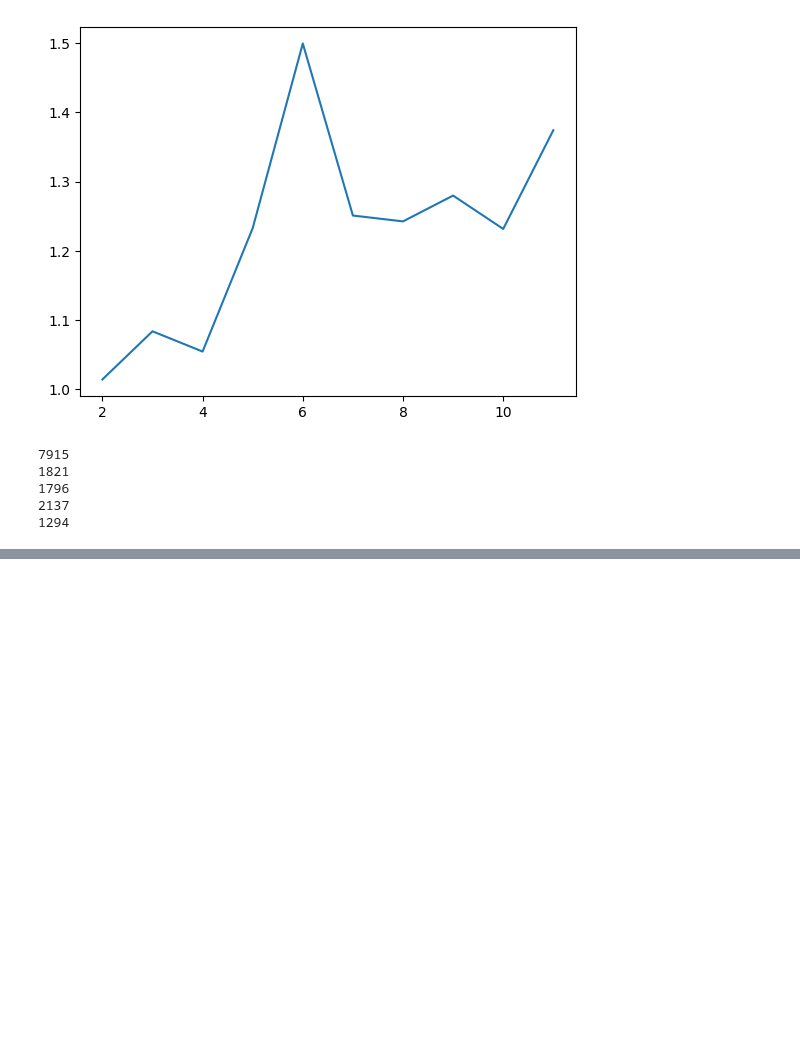
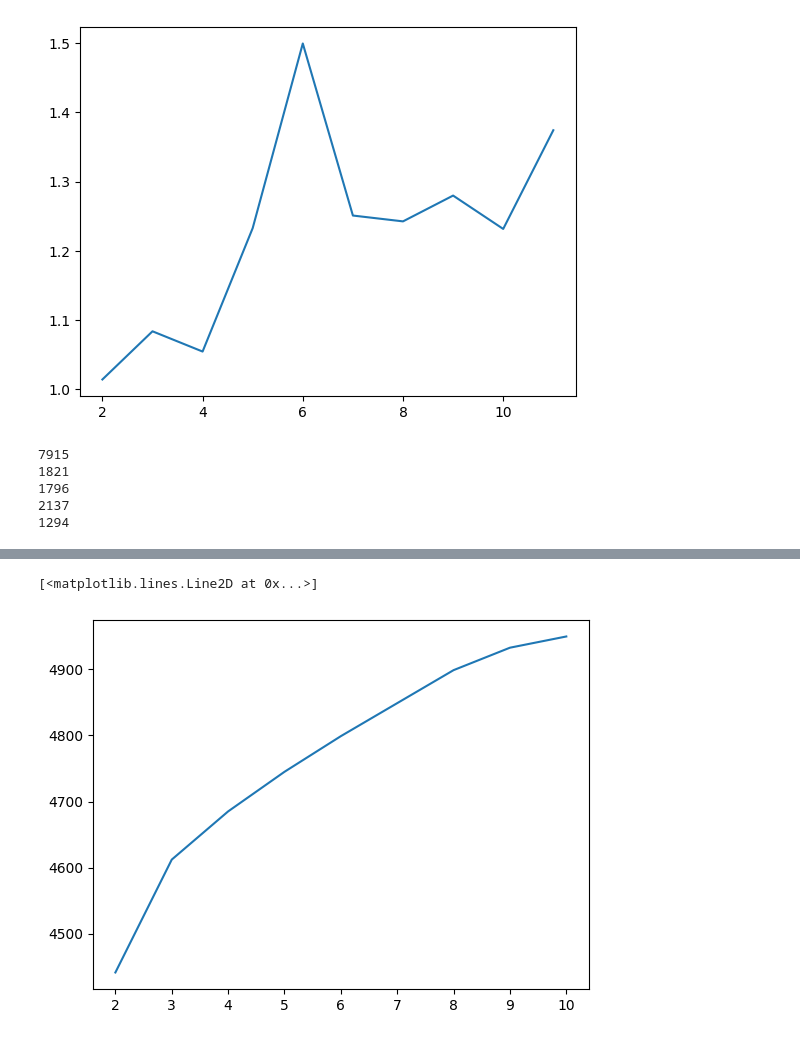
Before and after one commit to edvart-ros/robotics_hw, a Jupyter notebook: ch1_intro_ML/exercises.ipynb, the cells around one changed output, grey strips where cells are left out. Cells and saved outputs as stored; diff of their text form; code cells hidden in the pictures; blank space fills up the shorter version.

```diff
--- a/ch1_intro_ML/exercises.ipynb
+++ b/ch1_intro_ML/exercises.ipynb
@@ -56,0 +167,5 @@ similarity = distance.euclidean(kmeans.cluster_centers_[1],kmeans.cluster_center
+# %%
+plt.plot(k_list, outliers_list)
+# %% [output]
+[<matplotlib.lines.Line2D at 0x...>]
+[figure, added]
```
Also changed, not shown: parts of 16 cells of this notebook, 3 other files.
